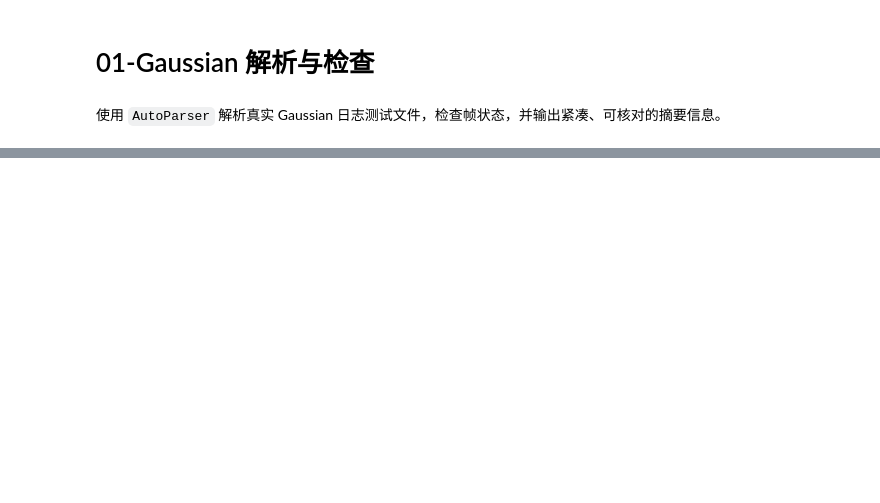
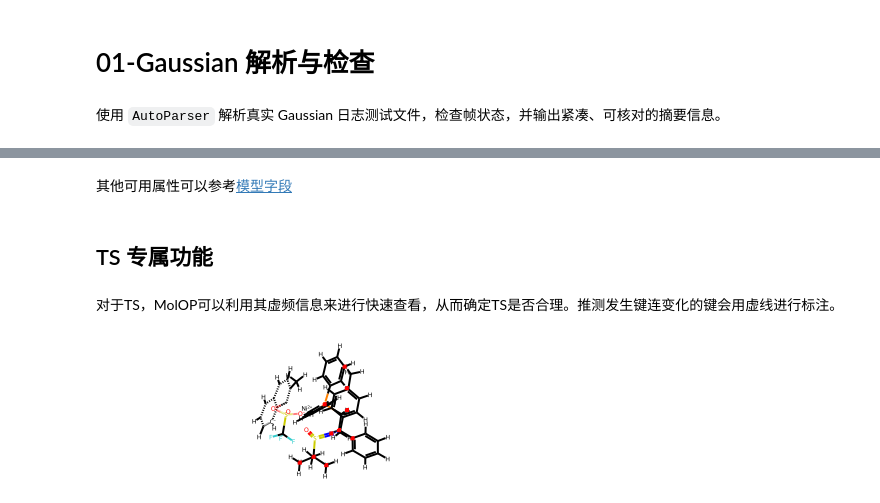
Before and after one commit to gentle1999/MolOP, a Jupyter notebook: docs/zh/examples/01-gaussian-parse-and-inspect.ipynb, the cells around one changed output, grey strips where cells are left out. Cells and saved outputs as stored; diff of their text form; code cells hidden in the pictures; blank space fills up the shorter version.

```diff
--- a/docs/zh/examples/01-gaussian-parse-and-inspect.ipynb
+++ b/docs/zh/examples/01-gaussian-parse-and-inspect.ipynb
@@ -77,0 +260,10 @@ tests/test_files/g16log/2-TS1-Opt.log         106  False       True     False
+# %% [markdown]
+其他可用属性可以参考[模型字段](reference/model_fields.md)
+# %% [markdown]
+## TS 专属功能
+# %% [markdown]
+对于TS，MolOP可以利用其虚频信息来进行快速查看，从而确定TS是否合理。推测发生键连变化的键会用虚线进行标注。
+# %%
+last_frame.to_diff_rdmol()
+# %% [output]
+[figure, added]
```
Also changed, not shown: parts of 34 cells of this notebook, 2 other files.
